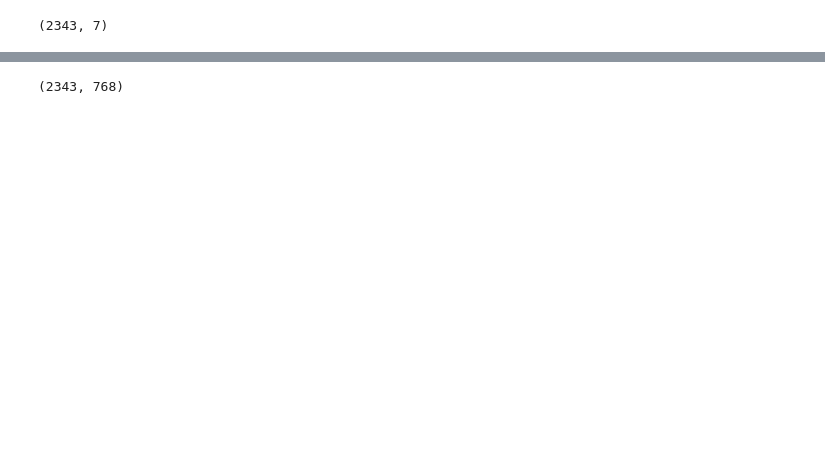
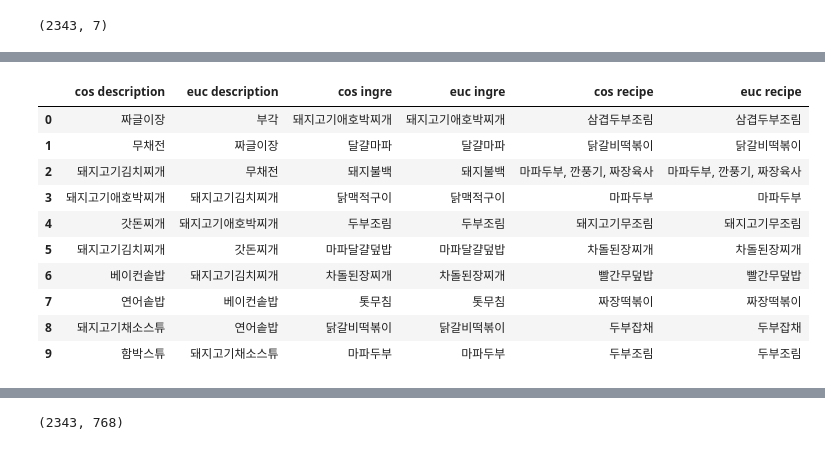
Before and after one commit to parkm2ngyu00/MachineLearningPractice, a Jupyter notebook: FarmKit/08 09/만개의레시피.ipynb, the cells around one changed output, grey strips where cells are left out. Cells and saved outputs as stored; diff of their text form; code cells hidden in the pictures; blank space fills up the shorter version.

```diff
--- a/FarmKit/08 09/만개의레시피.ipynb
+++ b/FarmKit/08 09/만개의레시피.ipynb
@@ -85,3 +93,17 @@ to_dataframe(get_recommendations('고구마치즈빵', cosine_sim_description, T
 | 7 | 크림통식빵 | 하이토스트 | 떠먹는 고구마케이크 | 떠먹는 고구마케이크 | 모닝빵 | 모닝빵 |
 | 8 | 고구마치즈볼 | 크림통식빵 | 고구마치즈볼 | 고구마치즈볼 | 감자찹쌀구이 | 감자찹쌀구이 |
 | 9 | 몬테크리스토 샌드위치 | 고구마치즈볼 | 땅콩러스크 | 땅콩러스크 | 사과파이 | 사과파이 |
+# %%
+to_dataframe(get_recommendations('돼지고기된장찌개', cosine_sim_description, True), get_recommendations('돼지고기된장찌개', distance_sim_description, False), get_recommendations('돼지고기된장찌개', cosine_sim_ingre, True), get_recommendations('돼지고기된장찌개', distance_sim_ingre, False), get_recommendations('돼지고기된장찌개', cosine_sim_recipe, True), get_recommendations('돼지고기된장찌개', distance_sim_recipe, False))
+# %% [output]
+|  | cos description | euc description | cos ingre | euc ingre | cos recipe | euc recipe |
+| 0 | 짜글이장 | 부각 | 돼지고기애호박찌개 | 돼지고기애호박찌개 | 삼겹두부조림 | 삼겹두부조림 |
+| 1 | 무채전 | 짜글이장 | 달걀마파 | 달걀마파 | 닭갈비떡볶이 | 닭갈비떡볶이 |
+| 2 | 돼지고기김치찌개 | 무채전 | 돼지불백 | 돼지불백 | 마파두부, 깐풍기, 짜장육사 | 마파두부, 깐풍기, 짜장육사 |
+| 3 | 돼지고기애호박찌개 | 돼지고기김치찌개 | 닭맥적구이 | 닭맥적구이 | 마파두부 | 마파두부 |
+| 4 | 갓돈찌개 | 돼지고기애호박찌개 | 두부조림 | 두부조림 | 돼지고기무조림 | 돼지고기무조림 |
+| 5 | 돼지고기김치찌개 | 갓돈찌개 | 마파달걀덮밥 | 마파달걀덮밥 | 차돌된장찌개 | 차돌된장찌개 |
+| 6 | 베이컨솥밥 | 돼지고기김치찌개 | 차돌된장찌개 | 차돌된장찌개 | 빨간무덮밥 | 빨간무덮밥 |
+| 7 | 연어솥밥 | 베이컨솥밥 | 톳무침 | 톳무침 | 짜장떡볶이 | 짜장떡볶이 |
+| 8 | 돼지고기채소스튜 | 연어솥밥 | 닭갈비떡볶이 | 닭갈비떡볶이 | 두부잡채 | 두부잡채 |
+| 9 | 함박스튜 | 돼지고기채소스튜 | 마파두부 | 마파두부 | 두부조림 | 두부조림 |
```
Also changed, not shown: parts of 6 cells of this notebook, 1 other file.
